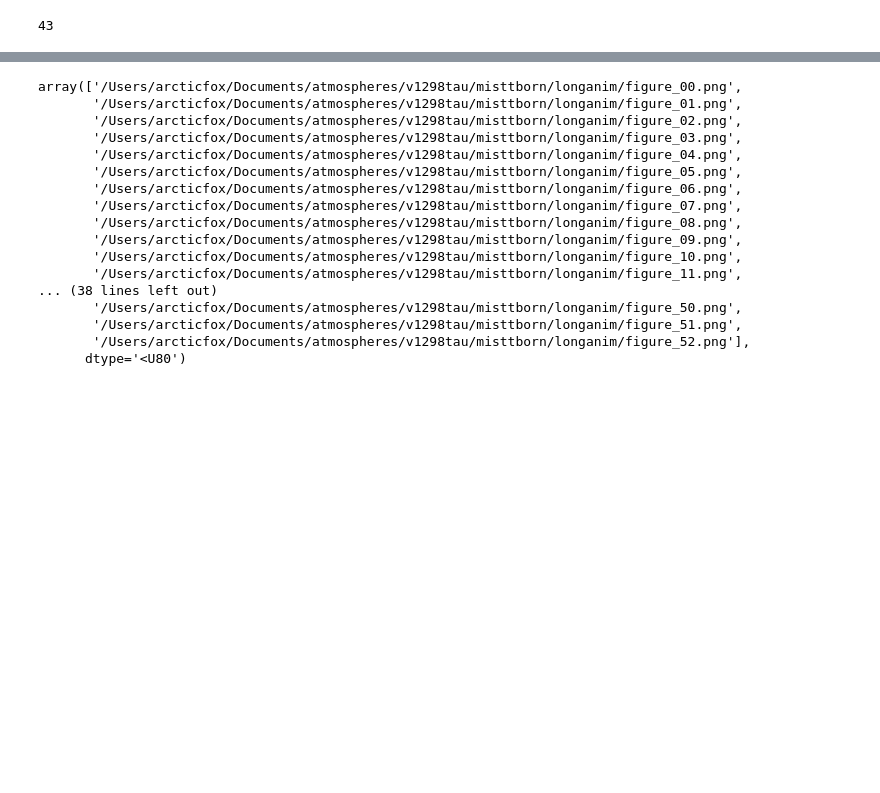
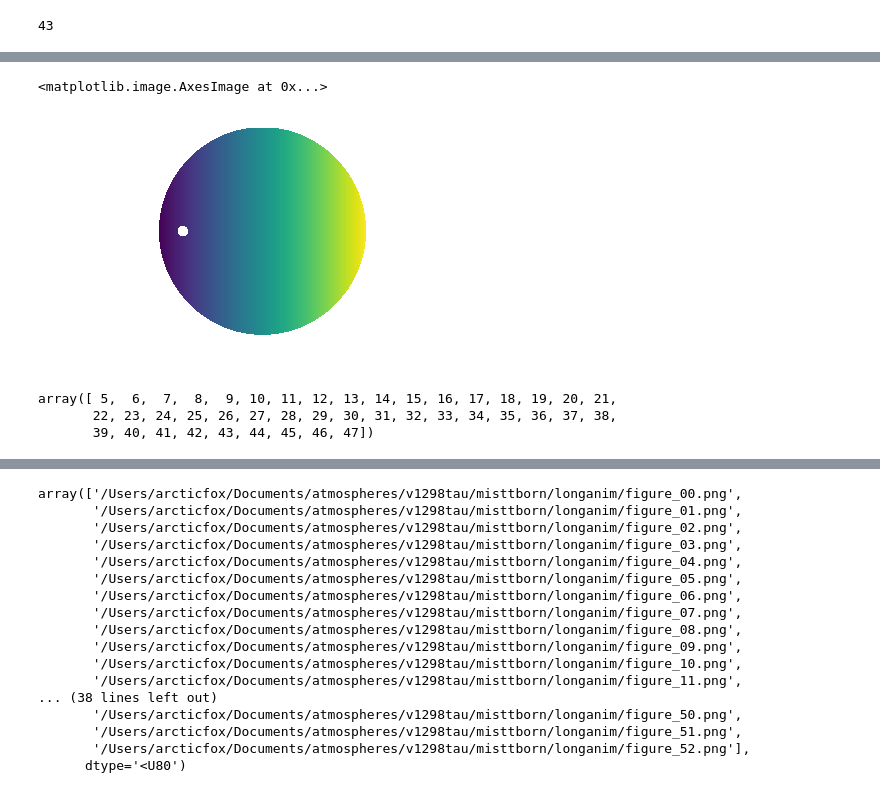
Before and after one commit to afeinstein20/doppler_tomography, a Jupyter notebook: notebooks/example_gif.ipynb, the cells around one changed output, grey strips where cells are left out. Saved outputs shown, nothing was run; the diff lists cells and outputs as text; code cells hidden in the pictures; blank space fills up the shorter version.

Commit message:
full transit

```diff
--- a/notebooks/example_gif.ipynb
+++ b/notebooks/example_gif.ipynb
@@ -118,2 +127,3 @@ for i in range(len(centers)):
-# %%
-grid = discrete_star(100)
+# %%
+wider_grid = np.full((1000,1600), np.nan)
+wider_grid[:,300:1300] = grid
@@ -148,3 +172,9 @@ for i in range(len(centers)):
+# %%
+plt.imshow(wider_grid)
+plt.imshow(planet_masked[10],'Greys')
+# %% [output]
+<matplotlib.image.AxesImage at 0x...>
+[figure, added]
 # %%
 blue = '#0a2bff'
 red = '#ff0a1a'
@@ -179,0 +210,6 @@ plotdir = '/Users/arcticfox/Documents/atmospheres/v1298tau/misttborn/longanim'
+# %%
+planet_steps
+# %% [output]
+array([ 5,  6,  7,  8,  9, 10, 11, 12, 13, 14, 15, 16, 17, 18, 19, 20, 21,
+       22, 23, 24, 25, 26, 27, 28, 29, 30, 31, 32, 33, 34, 35, 36, 37, 38,
+       39, 40, 41, 42, 43, 44, 45, 46, 47])
```
Also changed, not shown: parts of 10 cells of this notebook.
